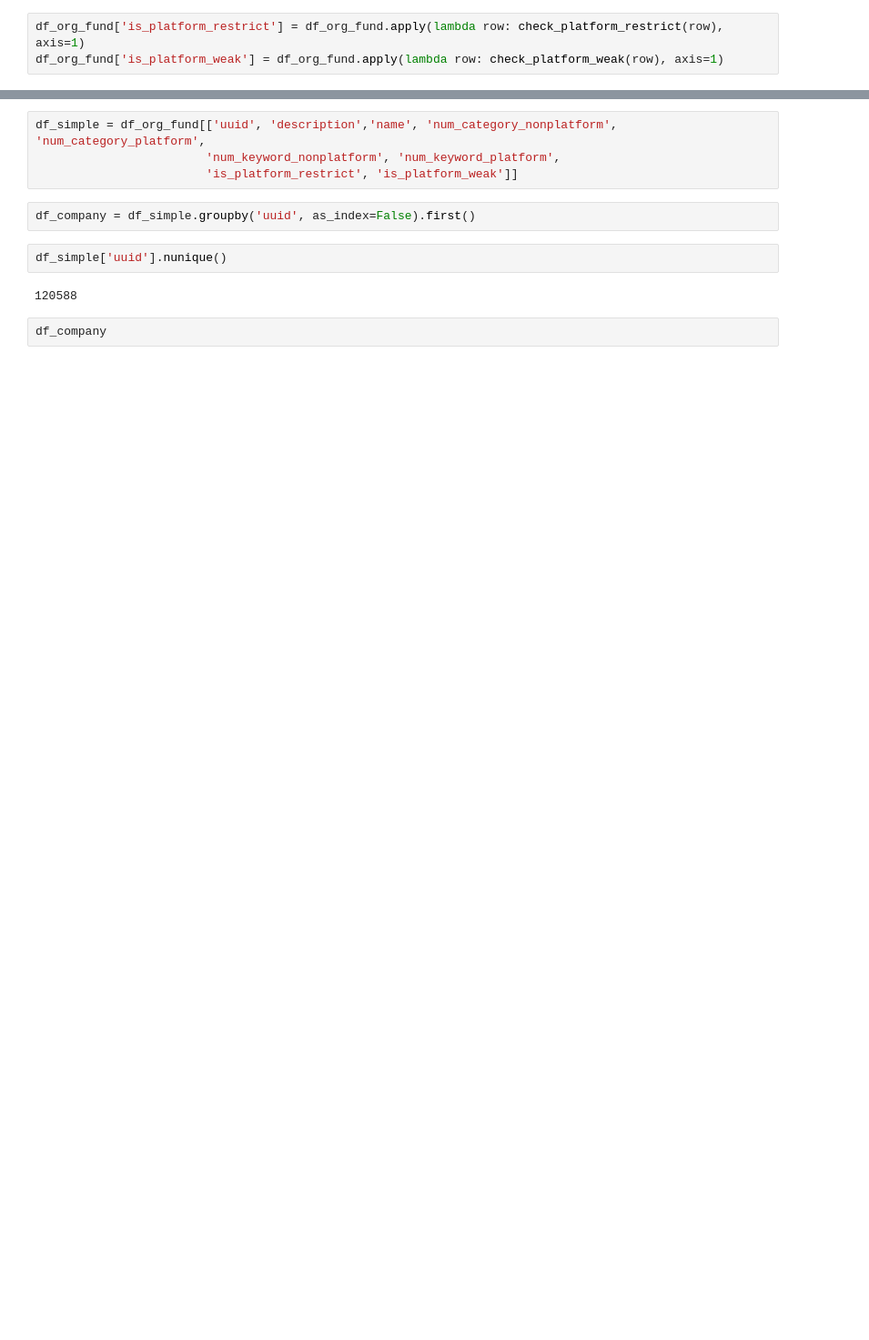
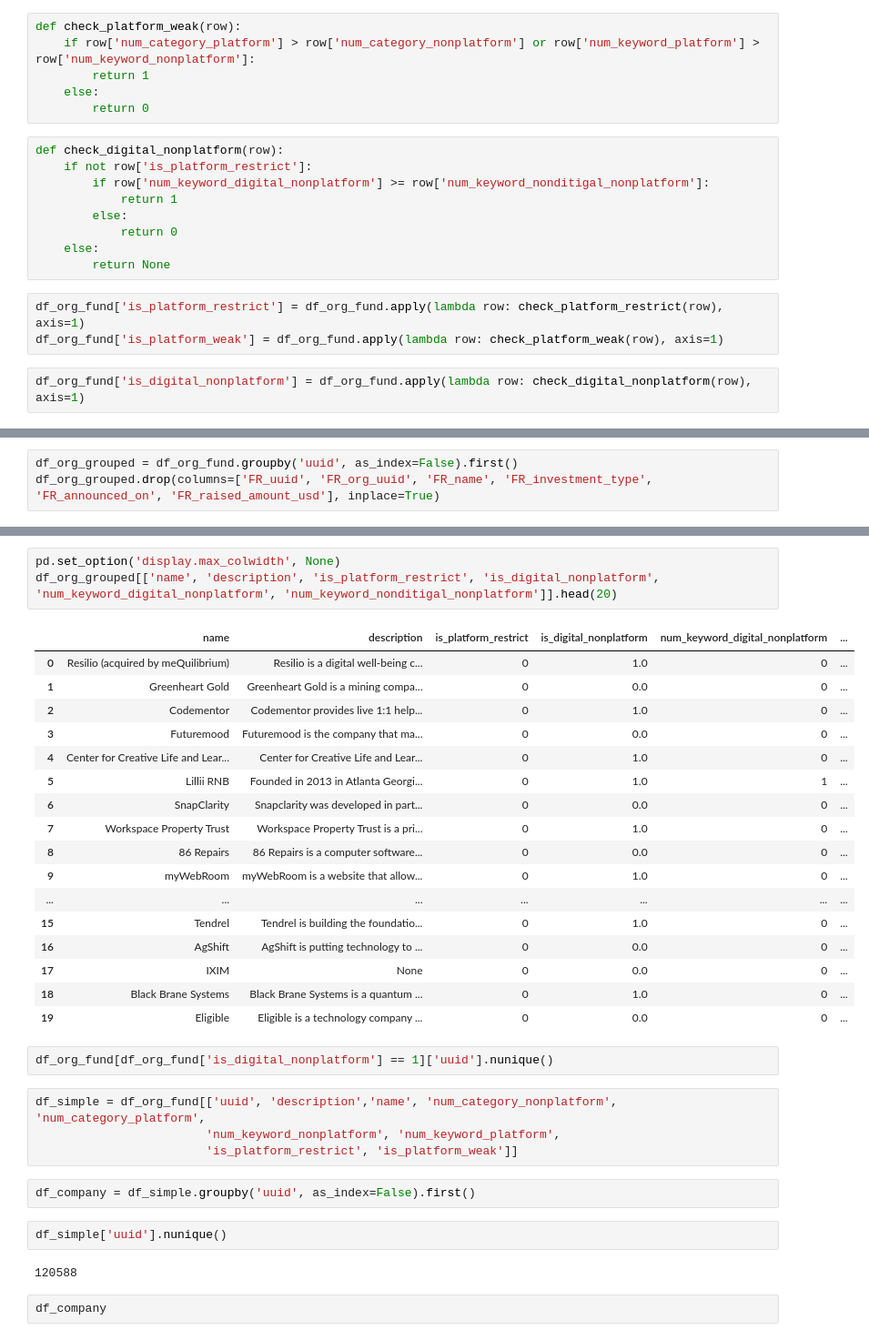
Before and after one commit to xiaohai12/RA-crunchbase-analysis, a Jupyter notebook: crunchbase_analysis.ipynb, the cells around one changed output, grey strips where cells are left out. Shown at 91% size. Drawn from its saved outputs; the diff is of its cells as text; blank space fills up the shorter version.

```diff
--- a/crunchbase_analysis.ipynb
+++ b/crunchbase_analysis.ipynb
@@ -122,6 +139,23 @@ def check_platform_weak(row):
         return 1
     else:
         return 0
+# %%
+def check_platform_weak(row):
+    if row['num_category_platform'] > row['num_category_nonplatform'] or row['num_keyword_platform'] > row['num_keyword_nonplatform']:
+        return 1
+    else:
+        return 0
+# %%
+def check_digital_nonplatform(row):
+    if not row['is_platform_restrict']:
+        if row['num_keyword_digital_nonplatform'] >= row['num_keyword_nonditigal_nonplatform']:
+            return 1
+        else:
+            return 0
+    else:
+        return None
 # %%
 df_org_fund['is_platform_restrict'] = df_org_fund.apply(lambda row: check_platform_restrict(row), axis=1)
 df_org_fund['is_platform_weak'] = df_org_fund.apply(lambda row: check_platform_weak(row), axis=1)
+# %%
+df_org_fund['is_digital_nonplatform'] = df_org_fund.apply(lambda row: check_digital_nonplatform(row), axis=1)
@@ -127,0 +171,3 @@ df_org_fund['is_platform_weak'] = df_org_fund.apply(lambda row: check_platform_w
+# %%
+df_org_grouped = df_org_fund.groupby('uuid', as_index=False).first()
+df_org_grouped.drop(columns=['FR_uuid', 'FR_org_uuid', 'FR_name', 'FR_investment_type', 'FR_announced_on', 'FR_raised_amount_usd'], inplace=True)
@@ -128,3 +189,26 @@ df_org_fund['is_platform_weak'] = df_org_fund.apply(lambda row: check_platform_w
+# %%
+pd.set_option('display.max_colwidth', None)
+df_org_grouped[['name', 'description', 'is_platform_restrict', 'is_digital_nonplatform', 'num_keyword_digital_nonplatform', 'num_keyword_nonditigal_nonplatform']].head(20)
+# %% [output]
+|  | name | description | is_platform_restrict | is_digital_nonplatform | num_keyword_digital_nonplatform | ... |
+| 0 | Resilio (acquired by meQuilibrium) | Resilio is a digital well-being c... | 0 | 1.0 | 0 | ... |
+| 1 | Greenheart Gold | Greenheart Gold is a mining compa... | 0 | 0.0 | 0 | ... |
+| 2 | Codementor | Codementor provides live 1:1 help... | 0 | 1.0 | 0 | ... |
+| 3 | Futuremood | Futuremood is the company that ma... | 0 | 0.0 | 0 | ... |
+| 4 | Center for Creative Life and Lear... | Center for Creative Life and Lear... | 0 | 1.0 | 0 | ... |
+| 5 | Lillii RNB | Founded in 2013 in Atlanta Georgi... | 0 | 1.0 | 1 | ... |
+| 6 | SnapClarity | Snapclarity was developed in part... | 0 | 0.0 | 0 | ... |
+| 7 | Workspace Property Trust | Workspace Property Trust is a pri... | 0 | 1.0 | 0 | ... |
+| 8 | 86 Repairs | 86 Repairs is a computer software... | 0 | 0.0 | 0 | ... |
+| 9 | myWebRoom | myWebRoom is a website that allow... | 0 | 1.0 | 0 | ... |
+| ... | ... | ... | ... | ... | ... | ... |
+| 15 | Tendrel | Tendrel is building the foundatio... | 0 | 1.0 | 0 | ... |
+| 16 | AgShift | AgShift is putting technology to ... | 0 | 0.0 | 0 | ... |
+| 17 | IXIM | None | 0 | 0.0 | 0 | ... |
+| 18 | Black Brane Systems | Black Brane Systems is a quantum ... | 0 | 1.0 | 0 | ... |
+| 19 | Eligible | Eligible is a technology company ... | 0 | 0.0 | 0 | ... |
+# %%
+df_org_fund[df_org_fund['is_digital_nonplatform'] == 1]['uuid'].nunique()
 # %%
 df_simple = df_org_fund[['uuid', 'description','name', 'num_category_nonplatform', 'num_category_platform',
                         'num_keyword_nonplatform', 'num_keyword_platform',
```
Also changed, not shown: parts of 9 cells of this notebook, 1 other file.
